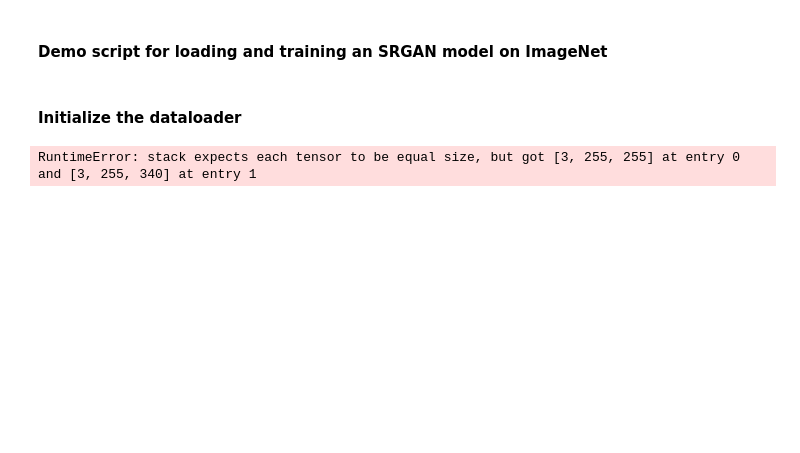
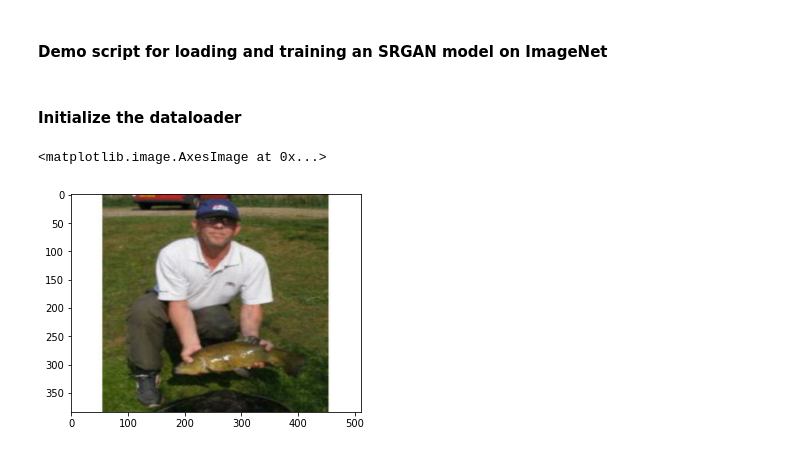
Before and after one commit to eseetao/Super-Resolution, a Jupyter notebook: Core/demo.ipynb, the cells around one changed output. Drawn from its saved outputs; the diff is of its cells as text; code cells hidden in the pictures; blank space fills up the shorter version.

```diff
--- a/Core/demo.ipynb
+++ b/Core/demo.ipynb
@@ -10,8 +11,9 @@ from PIL import Image
 #### Initialize the dataloader
 # %%
 PATH = '../../Downloads/imagenet-object-localization-challenge/ILSVRC/Data/CLS-LOC/train/'
+resized_dim = (384,512)
 transform = transforms.Compose([
-                                transforms.Resize(255),
+                                transforms.Resize(resized_dim),
                                 transforms.ToTensor() #from PIL to tensor
                                 ])
 dataset = datasets.ImageFolder(PATH, transform=transform)
@@ -19,6 +21,8 @@ dataloader = torch.utils.data.DataLoader(dataset, batch_size = 32, shuffle=False
 # %%
 dataloader
 images = next(iter(dataloader))
-# imshow(images[0])
+# print(images)
+plt.imshow(images[0][0].permute(1,2,0))
 # %% [output]
-RuntimeError: stack expects each tensor to be equal size, but got [3, 255, 255] at entry 0 and [3, 255, 340] at entry 1
+<matplotlib.image.AxesImage at 0x...>
+[figure, added]
```
Also changed, not shown: parts of 1 cell of this notebook.
